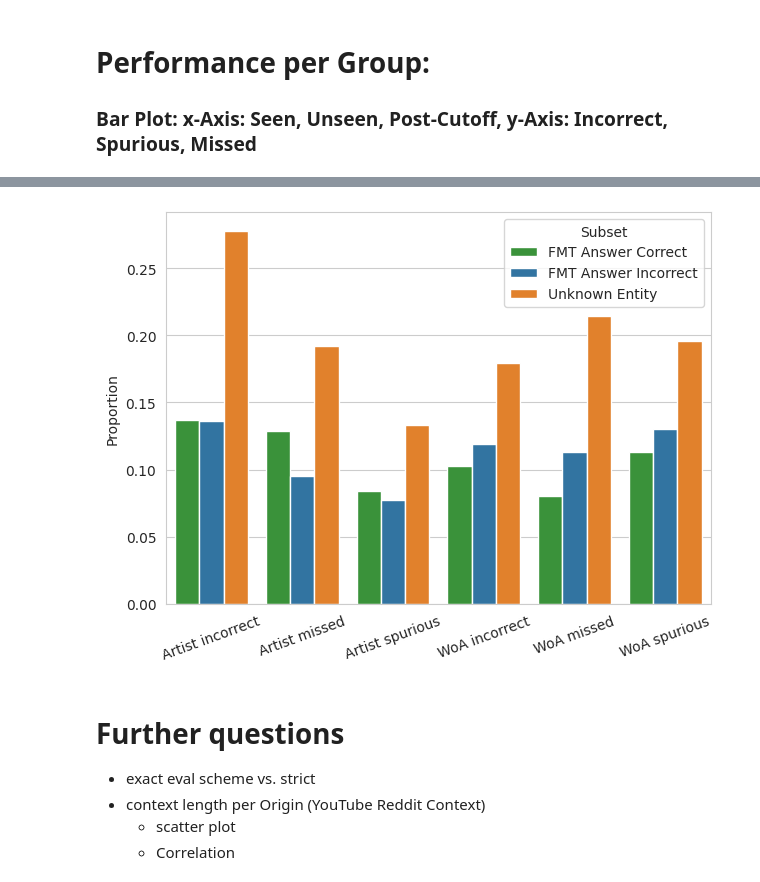
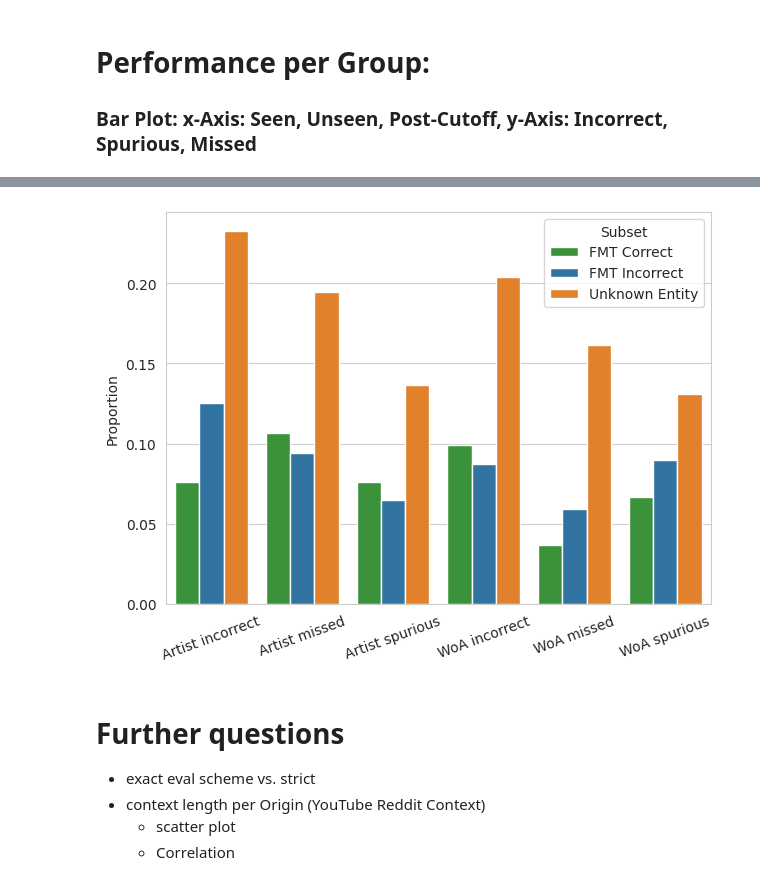
Before and after one commit to progsi/YTUnCoverLLM, a Jupyter notebook: notebooks/results_cloze.ipynb, the cells around one changed output, grey strips where cells are left out. Cells and saved outputs as stored; diff of their text form; code cells hidden in the pictures.

```diff
--- a/notebooks/results_cloze.ipynb
+++ b/notebooks/results_cloze.ipynb
@@ -73,7 +70,7 @@ results_to_dataframe(results_postcut)
 # %% [markdown]
 ### Parse preds
 # %%
-model = "firefunction-v2"
+model = "gpt-4o-mini"
 k = 35
 sampling = "tfidf"
 data_path = f"../data/dataset/reddit+shsyt_cloze/{model}/"
@@ -195,8 +192,8 @@ plot_data = plot_data.stack(level=0).reset_index(
         columns={"index": "Subset"}
     )
 plot_data.Subset = plot_data.Subset.str.replace(
-    "unseen", "FMT Answer Incorrect").str.replace(
-        "seen", "FMT Answer Correct").str.replace("postcutoff", "Unknown Entity")
+    "unseen", "FMT Incorrect").str.replace(
+        "seen", "FMT Correct").str.replace("postcutoff", "Unknown Entity")
 
 plot_data = pd.melt(plot_data,
                     id_vars="Subset",
@@ -222,4 +219,4 @@ plt.show()
-[figure, old version]
+[figure, new version]
 # %% [markdown]
 # Further questions
 - exact eval scheme vs. strict
```
Also changed, not shown: parts of 13 cells of this notebook, 3 other files.
